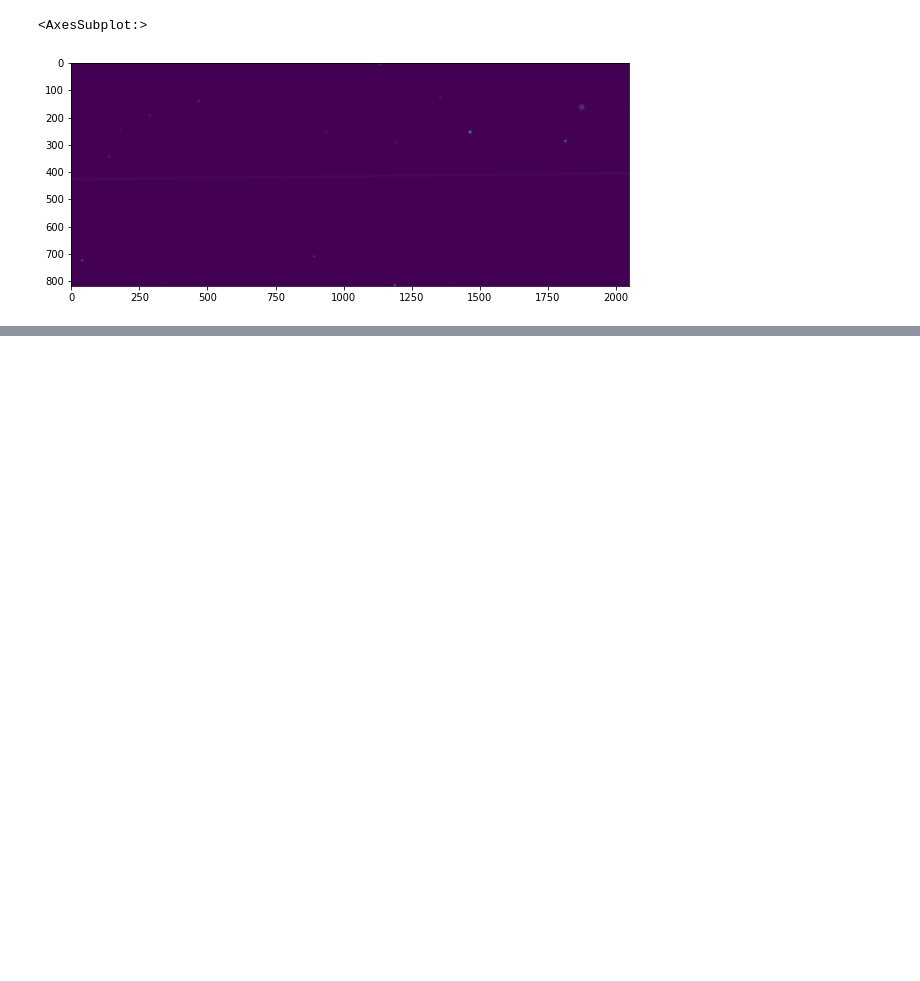
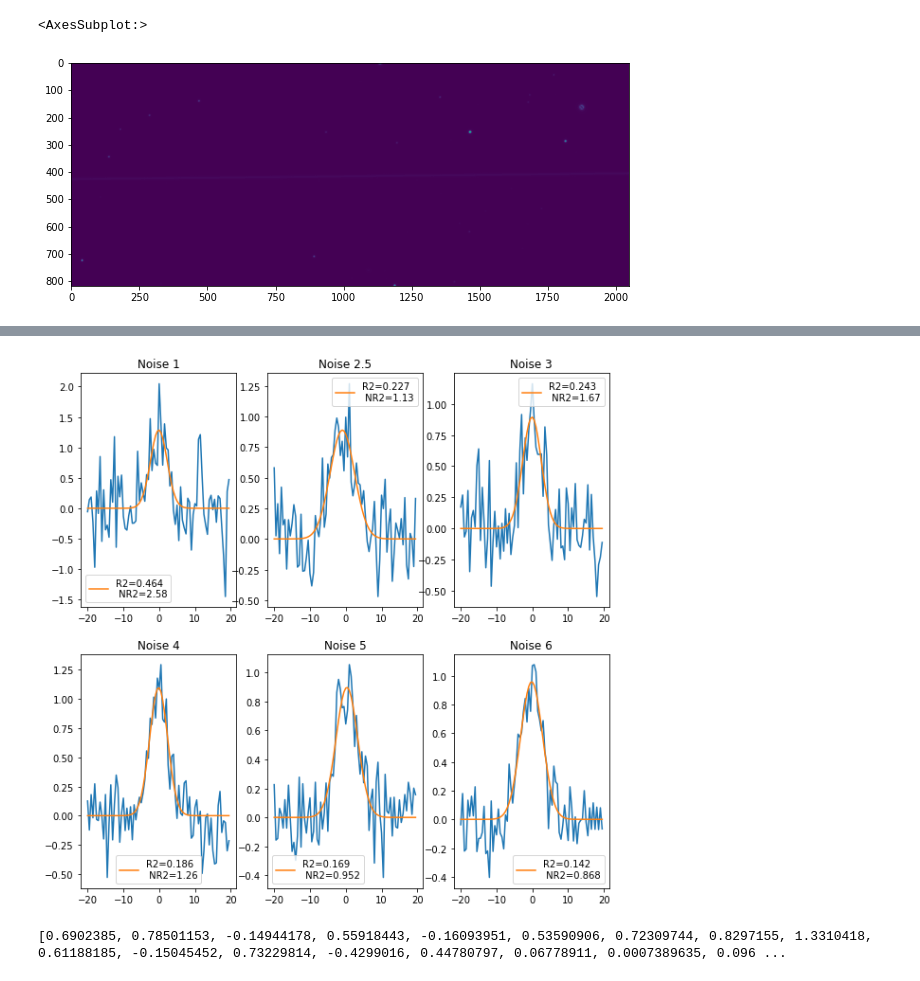
Before and after one commit to uwescience/satmetrics, a Jupyter notebook: using_pixelplot.ipynb, the cells around one changed output, grey strips where cells are left out. Cells and saved outputs as stored; diff of their text form; code cells hidden in the pictures; blank space fills up the shorter version.

```diff
--- a/using_pixelplot.ipynb
+++ b/using_pixelplot.ipynb
@@ -173,0 +227,15 @@ pixelplot(rotated_img, "Calexp-0941422_33.fits", detector)
+# %%
+x = np.arange(-20,20,0.5)
+
+fig, axes = plt.subplots(2, 3)
+axes = axes.ravel()
+
+noise_lvl = [1,2.5,3,4,5,6]
+for i, ax in zip(noise_lvl, axes):
+    y = gaussian.generate_data(a=1, mu=0, width=2, noise_level=i+1, xlim=(-20,20), step=0.5)
+
+    a, mu, sigma = gaussian.fit(x,y)
+    ax =  gaussian.plot_profile(x,y, ax=ax)
+    ax.set_title(f"Noise {i}")
+# %% [output]
+[figure, added]
@@ -173,0 +248,5 @@ pixelplot(rotated_img, "Calexp-0941422_33.fits", detector)
+# %%
+y = list(np.median(rotated_img, axis = 1))
+print(y)
+# %% [output]
+[0.6902385, 0.78501153, -0.14944178, 0.55918443, -0.16093951, 0.53590906, 0.72309744, 0.8297155, 1.3310418, 0.61188185, -0.15045452, 0.73229814, -0.4299016, 0.44780797, 0.06778911, 0.0007389635, 0.096 ...
```
Also changed, not shown: parts of 19 cells of this notebook, 3 other files.
